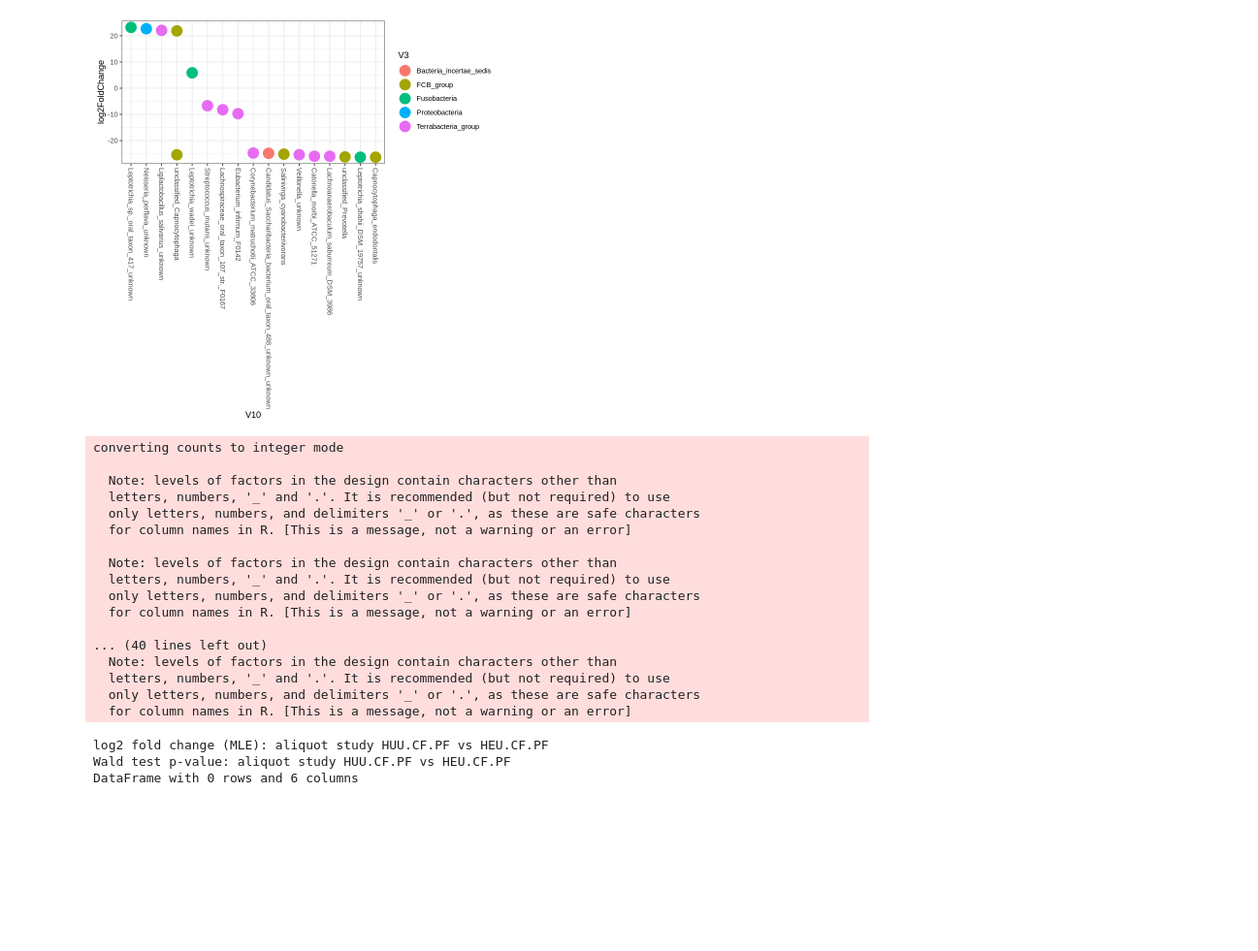
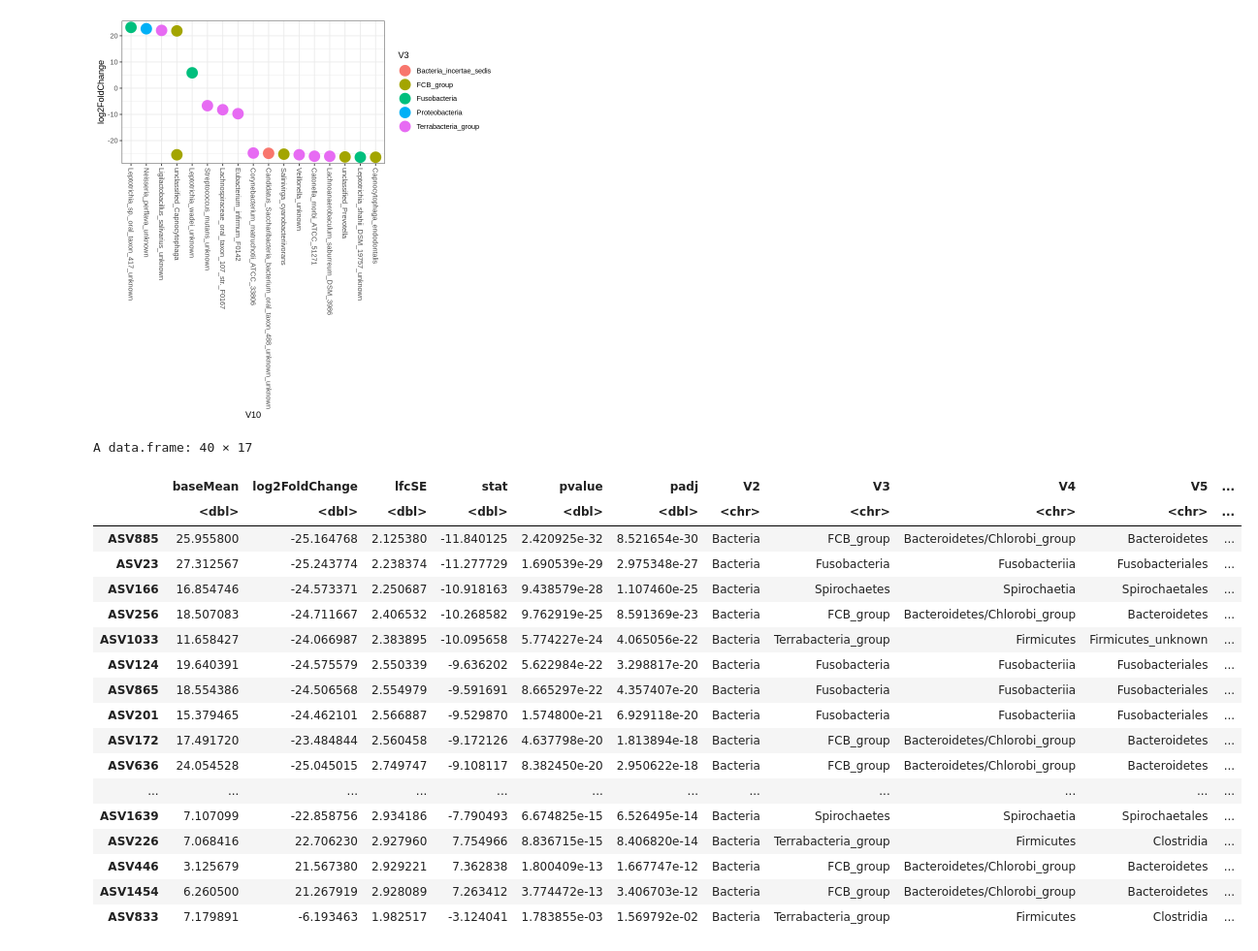
Before and after one commit to aemann01/domhain, a Jupyter notebook: 2022-HIV_oral_microbiome/04-differential_abundance/differential_abundance.ipynb, the cells around one changed output. Shown at 97% size. Saved outputs shown, nothing was run; the diff lists cells and outputs as text; code cells hidden in the pictures; blank space fills up the shorter version.

```diff
--- a/2022-HIV_oral_microbiome/04-differential_abundance/differential_abundance.ipynb
+++ b/2022-HIV_oral_microbiome/04-differential_abundance/differential_abundance.ipynb
@@ -876,39 +877,38 @@ png
 # %%
 capd <- subset_samples(ps.dat.noUS, aliquot_study == "HEU.CA-PD" | aliquot_study == "HUU.CA-PD")
 sample_data(capd)$aliquot_study <- as.factor(sample_data(capd)$aliquot_study)
-difabund <- phyloseq_to_deseq2(cfpf, ~ aliquot_study)
+difabund <- phyloseq_to_deseq2(capd, ~ aliquot_study)
 
 gm_mean = function(x, na.rm=TRUE){
   exp(sum(log(x[x > 0]), na.rm=na.rm) / length(x))
 }
 
 geoMeans <- apply(counts(difabund), 1, gm_mean)
 difabund <- estimateSizeFactors(difabund, geoMeans = geoMeans)
 res <- DESeq(difabund, fitType="local")
 
 sigtab <- results(res)
 sigtab <- sigtab[order(sigtab$padj, na.last = NA),]
 sigtab <- sigtab[(sigtab$padj < 0.05),]
-# sigtab <- cbind(as(sigtab, "data.frame"), as(tax_table(capd)[rownames(sigtab),], "matrix"))
-sigtab # no significant taxa between the two groups
+sigtab <- cbind(as(sigtab, "data.frame"), as(tax_table(capd)[rownames(sigtab),], "matrix"))
+sigtab
 # %% [output]
-converting counts to integer mode
-
-  Note: levels of factors in the design contain characters other than
-  letters, numbers, '_' and '.'. It is recommended (but not required) to use
-  only letters, numbers, and delimiters '_' or '.', as these are safe characters
-  for column names in R. [This is a message, not a warning or an error]
-
-  Note: levels of factors in the design contain characters other than
-  letters, numbers, '_' and '.'. It is recommended (but not required) to use
-  only letters, numbers, and delimiters '_' or '.', as these are safe characters
-  for column names in R. [This is a message, not a warning or an error]
-
-... (40 lines left out)
-  Note: levels of factors in the design contain characters other than
-  letters, numbers, '_' and '.'. It is recommended (but not required) to use
-  only letters, numbers, and delimiters '_' or '.', as these are safe characters
-  for column names in R. [This is a message, not a warning or an error]
+A data.frame: 40 × 17
-log2 fold change (MLE): aliquot study HUU.CF.PF vs HEU.CF.PF
-Wald test p-value: aliquot study HUU.CF.PF vs HEU.CF.PF
-DataFrame with 0 rows and 6 columns
+|  | baseMean | log2FoldChange | lfcSE | stat | pvalue | padj | V2 | V3 | V4 | V5 | ... |
+|  | <dbl> | <dbl> | <dbl> | <dbl> | <dbl> | <dbl> | <chr> | <chr> | <chr> | <chr> | ... |
+| ASV885 | 25.955800 | -25.164768 | 2.125380 | -11.840125 | 2.420925e-32 | 8.521654e-30 | Bacteria | FCB_group | Bacteroidetes/Chlorobi_group | Bacteroidetes | ... |
+| ASV23 | 27.312567 | -25.243774 | 2.238374 | -11.277729 | 1.690539e-29 | 2.975348e-27 | Bacteria | Fusobacteria | Fusobacteriia | Fusobacteriales | ... |
+| ASV166 | 16.854746 | -24.573371 | 2.250687 | -10.918163 | 9.438579e-28 | 1.107460e-25 | Bacteria | Spirochaetes | Spirochaetia | Spirochaetales | ... |
+| ASV256 | 18.507083 | -24.711667 | 2.406532 | -10.268582 | 9.762919e-25 | 8.591369e-23 | Bacteria | FCB_group | Bacteroidetes/Chlorobi_group | Bacteroidetes | ... |
+| ASV1033 | 11.658427 | -24.066987 | 2.383895 | -10.095658 | 5.774227e-24 | 4.065056e-22 | Bacteria | Terrabacteria_group | Firmicutes | Firmicutes_unknown | ... |
+| ASV124 | 19.640391 | -24.575579 | 2.550339 | -9.636202 | 5.622984e-22 | 3.298817e-20 | Bacteria | Fusobacteria | Fusobacteriia | Fusobacteriales | ... |
+| ASV865 | 18.554386 | -24.506568 | 2.554979 | -9.591691 | 8.665297e-22 | 4.357407e-20 | Bacteria | Fusobacteria | Fusobacteriia | Fusobacteriales | ... |
+| ASV201 | 15.379465 | -24.462101 | 2.566887 | -9.529870 | 1.574800e-21 | 6.929118e-20 | Bacteria | Fusobacteria | Fusobacteriia | Fusobacteriales | ... |
+| ASV172 | 17.491720 | -23.484844 | 2.560458 | -9.172126 | 4.637798e-20 | 1.813894e-18 | Bacteria | FCB_group | Bacteroidetes/Chlorobi_group | Bacteroidetes | ... |
+| ASV636 | 24.054528 | -25.045015 | 2.749747 | -9.108117 | 8.382450e-20 | 2.950622e-18 | Bacteria | FCB_group | Bacteroidetes/Chlorobi_group | Bacteroidetes | ... |
+| ... | ... | ... | ... | ... | ... | ... | ... | ... | ... | ... | ... |
+| ASV1639 | 7.107099 | -22.858756 | 2.934186 | -7.790493 | 6.674825e-15 | 6.526495e-14 | Bacteria | Spirochaetes | Spirochaetia | Spirochaetales | ... |
+| ASV226 | 7.068416 | 22.706230 | 2.927960 | 7.754966 | 8.836715e-15 | 8.406820e-14 | Bacteria | Terrabacteria_group | Firmicutes | Clostridia | ... |
+| ASV446 | 3.125679 | 21.567380 | 2.929221 | 7.362838 | 1.800409e-13 | 1.667747e-12 | Bacteria | FCB_group | Bacteroidetes/Chlorobi_group | Bacteroidetes | ... |
+| ASV1454 | 6.260500 | 21.267919 | 2.928089 | 7.263412 | 3.774472e-13 | 3.406703e-12 | Bacteria | FCB_group | Bacteroidetes/Chlorobi_group | Bacteroidetes | ... |
+| ASV833 | 7.179891 | -6.193463 | 1.982517 | -3.124041 | 1.783855e-03 | 1.569792e-02 | Bacteria | Terrabacteria_group | Firmicutes | Clostridia | ... |
```
Also changed, not shown: parts of 2 cells of this notebook, 1 other file.
